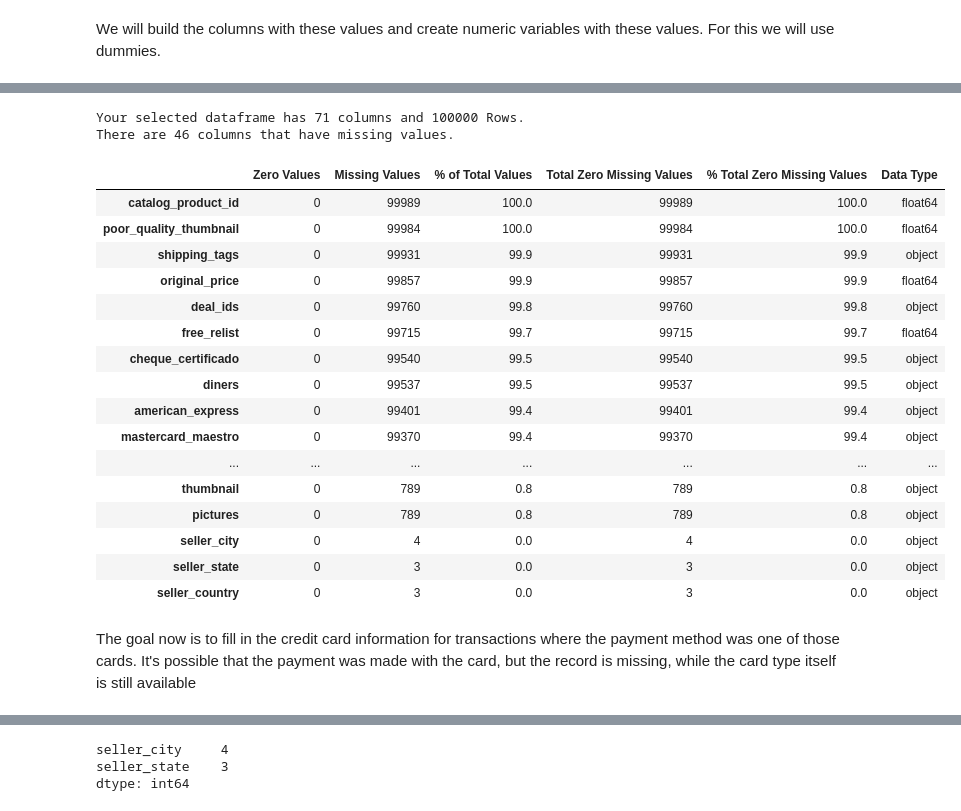
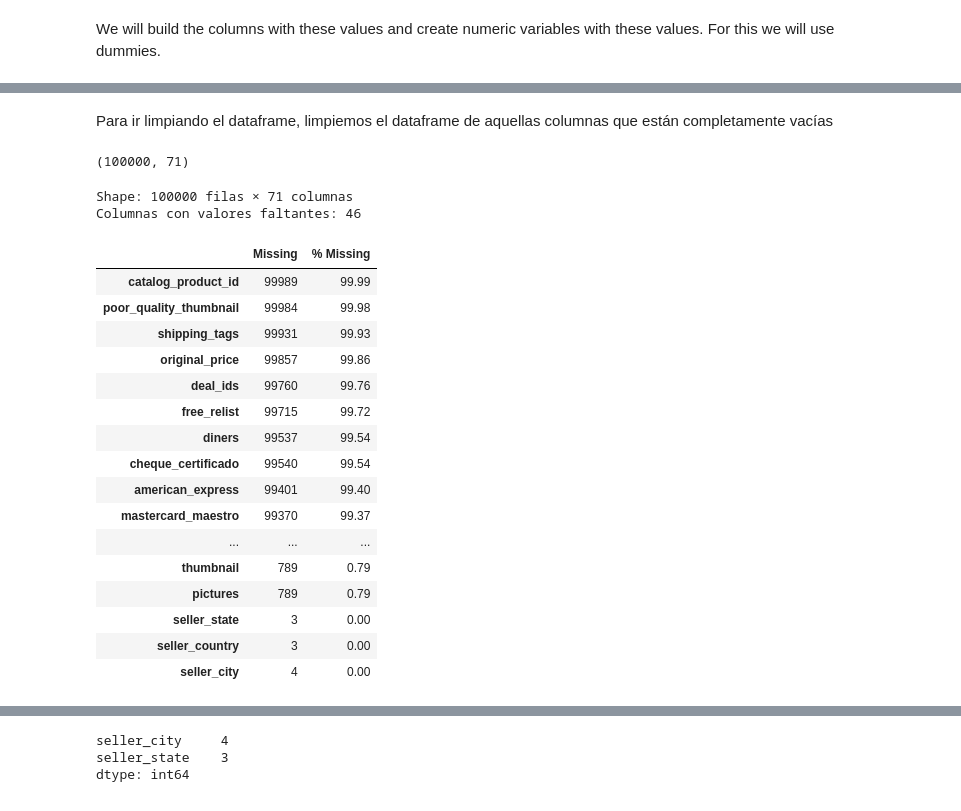
Before and after one commit to dpalacioj/data-projects-lab, a Jupyter notebook: projects/clasificador-meli/src/notebooks/preprocessing_eda.ipynb, the cells around one changed output, grey strips where cells are left out. Drawn from its saved outputs; the diff is of its cells as text; code cells hidden in the pictures.

```diff
--- a/projects/clasificador-meli/src/notebooks/preprocessing_eda.ipynb
+++ b/projects/clasificador-meli/src/notebooks/preprocessing_eda.ipynb
@@ -252,7 +412,17 @@
-# %%
-# One-Hot Encoding para los tags (convierte lista en columnas binarias)
-# Ejemplo: ['good_quality_thumbnail', 'dragged_visits'] → 2 columnas booleanas
-df_tags_one_hot = df['tags'].str.join(',').str.get_dummies(sep=',')
-
-# Concatenar con el DataFrame original
-df = pd.concat([df, df_tags_one_hot], axis=1)
+# %%
+# Manejar valores nulos y no-listas
+
+print(df.shape)
+
+tags_clean = df['tags'].apply(lambda x: x if isinstance(x, list) else []) # Para evitar fallos en MultiLabelBinarizer
+
+mlb = MultiLabelBinarizer()
+tags_encoded = pd.DataFrame(
+    mlb.fit_transform(tags_clean),
+    columns=mlb.classes_,
+    index=df.index
+)
+
+df = pd.concat([df, tags_encoded], axis=1)
+
+print(df.shape)
@@ -283,0 +439,5 @@ Variations appears to be a useful variable, as it contains information about col
+# %%
+pd.reset_option('display.max_colwidth')
+pd.reset_option('display.max_rows')
+
+df['variations'].value_counts()
@@ -348,27 +596,31 @@ Name: garantia_aplica, dtype: int64
+# %% [markdown]
+Para ir limpiando el dataframe, limpiemos el dataframe de aquellas columnas que están completamente vacías
 # %%
-df = df.applymap(lambda x: x if x else np.nan)
+df = df.map(lambda x: x if x else np.nan)
 df = df.dropna(how='all', axis=1)
+
+df.shape
+# %% [output]
+(100000, 71)
 # %%
-missing_zero_values_table(df)
+analizar_valores_faltantes(df)
 # %% [output]
-Your selected dataframe has 71 columns and 100000 Rows.
-There are 46 columns that have missing values.
+Shape: 100000 filas × 71 columnas
+Columnas con valores faltantes: 46
-|  | Zero Values | Missing Values | % of Total Values | Total Zero Missing Values | % Total Zero Missing Values | Data Type |
-| catalog_product_id | 0 | 99989 | 100.0 | 99989 | 100.0 | float64 |
-| poor_quality_thumbnail | 0 | 99984 | 100.0 | 99984 | 100.0 | float64 |
-| shipping_tags | 0 | 99931 | 99.9 | 99931 | 99.9 | object |
-| original_price | 0 | 99857 | 99.9 | 99857 | 99.9 | float64 |
-| deal_ids | 0 | 99760 | 99.8 | 99760 | 99.8 | object |
-| free_relist | 0 | 99715 | 99.7 | 99715 | 99.7 | float64 |
-| cheque_certificado | 0 | 99540 | 99.5 | 99540 | 99.5 | object |
-| diners | 0 | 99537 | 99.5 | 99537 | 99.5 | object |
-| american_express | 0 | 99401 | 99.4 | 99401 | 99.4 | object |
-| mastercard_maestro | 0 | 99370 | 99.4 | 99370 | 99.4 | object |
-| ... | ... | ... | ... | ... | ... | ... |
-| thumbnail | 0 | 789 | 0.8 | 789 | 0.8 | object |
-| pictures | 0 | 789 | 0.8 | 789 | 0.8 | object |
-| seller_city | 0 | 4 | 0.0 | 4 | 0.0 | object |
-| seller_state | 0 | 3 | 0.0 | 3 | 0.0 | object |
-| seller_country | 0 | 3 | 0.0 | 3 | 0.0 | object |
+|  | Missing | % Missing |
+| catalog_product_id | 99989 | 99.99 |
+| poor_quality_thumbnail | 99984 | 99.98 |
+| shipping_tags | 99931 | 99.93 |
+| original_price | 99857 | 99.86 |
+| deal_ids | 99760 | 99.76 |
+| free_relist | 99715 | 99.72 |
+| diners | 99537 | 99.54 |
+| cheque_certificado | 99540 | 99.54 |
+| american_express | 99401 | 99.40 |
+| mastercard_maestro | 99370 | 99.37 |
+| ... | ... | ... |
+| thumbnail | 789 | 0.79 |
+| pictures | 789 | 0.79 |
+| seller_state | 3 | 0.00 |
+| seller_country | 3 | 0.00 |
+| seller_city | 4 | 0.00 |
-# %% [markdown]
-The goal now is to fill in the credit card information for transactions where the payment method was one of those cards. It's possible that the payment was made with the card, but the record is missing, while the card type itself is still available
```
Also changed, not shown: parts of 101 cells of this notebook, 29 other files.
